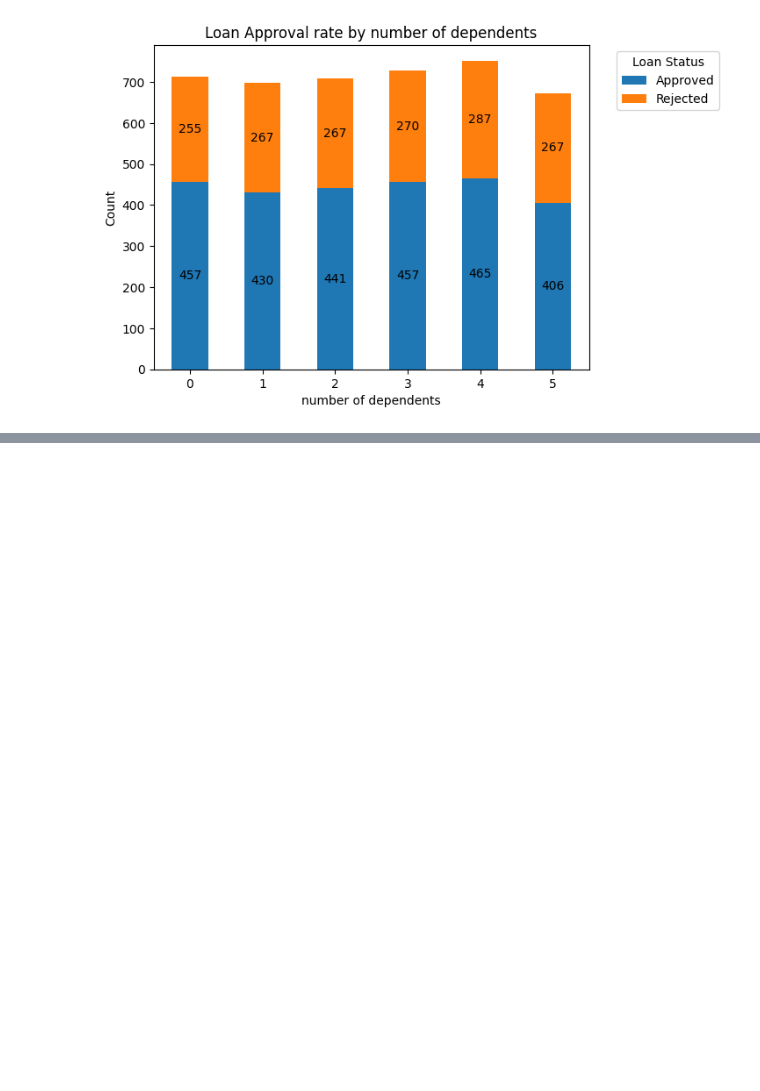
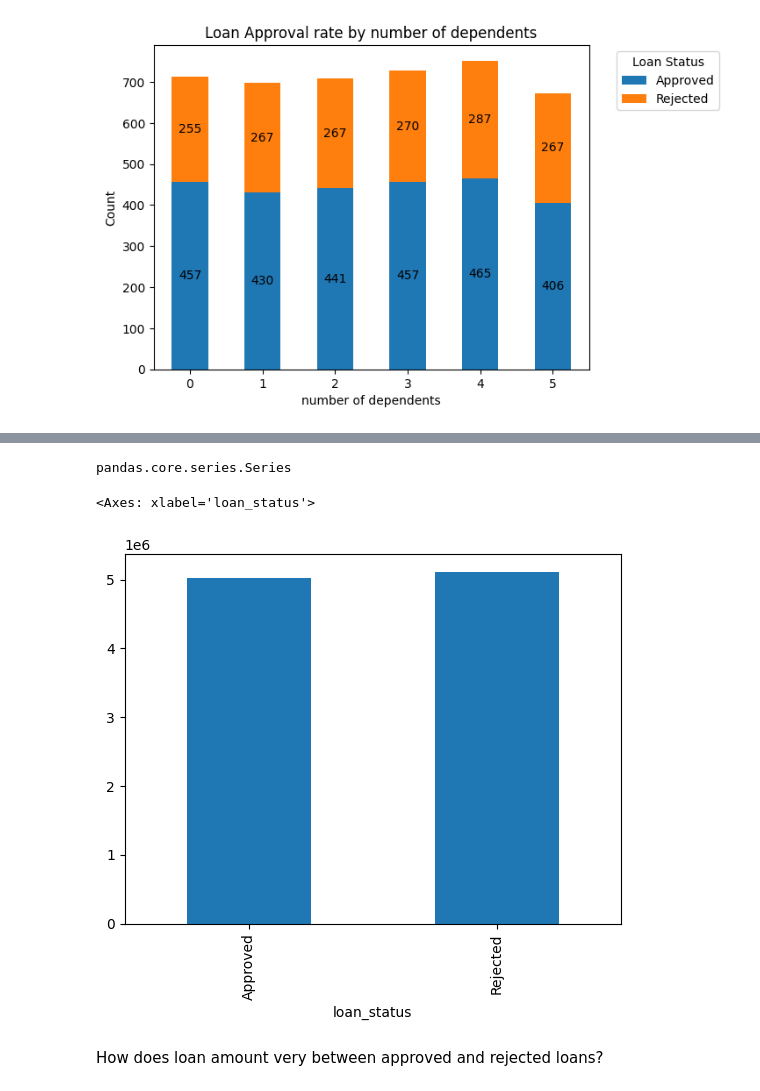
Before and after one commit to HARSHIL-DEV06/Loan-Approval-Predictor, a Jupyter notebook: loan-approval.ipynb, the cells around one changed output, grey strips where cells are left out. Drawn from its saved outputs; the diff is of its cells as text; code cells hidden in the pictures; blank space fills up the shorter version.

```diff
--- a/loan-approval.ipynb
+++ b/loan-approval.ipynb
@@ -430,0 +446,3 @@ plt.show()
+# %%
+x = data.groupby(by=['loan_status']).mean(numeric_only=True)['income_annum']
+x
@@ -430,0 +455,11 @@ plt.show()
+# %%
+type(x)
+# %% [output]
+pandas.core.series.Series
+# %%
+x.plot(kind='bar')
+# %% [output]
+<Axes: xlabel='loan_status'>
+[figure, added]
+# %% [markdown]
+How does loan amount very between approved and rejected  loans?
```
Also changed, not shown: parts of 44 cells of this notebook.
